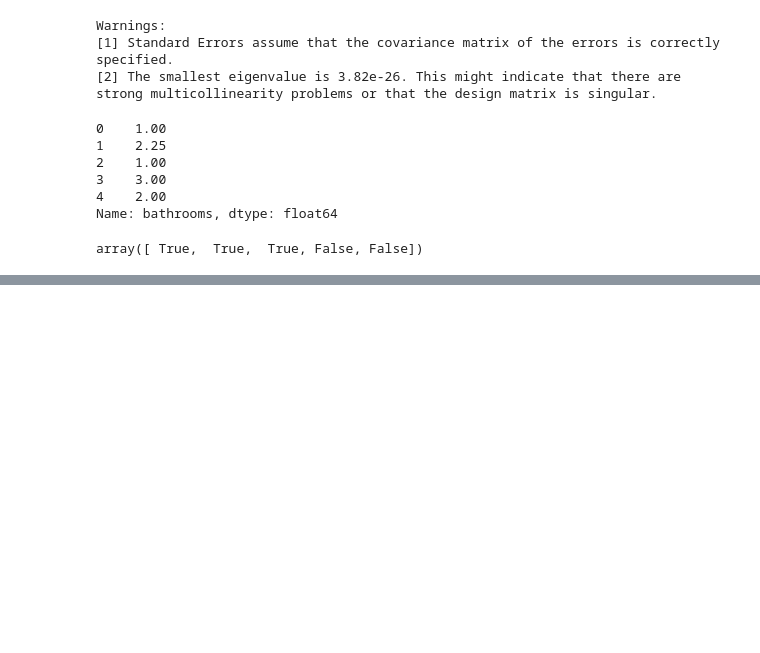
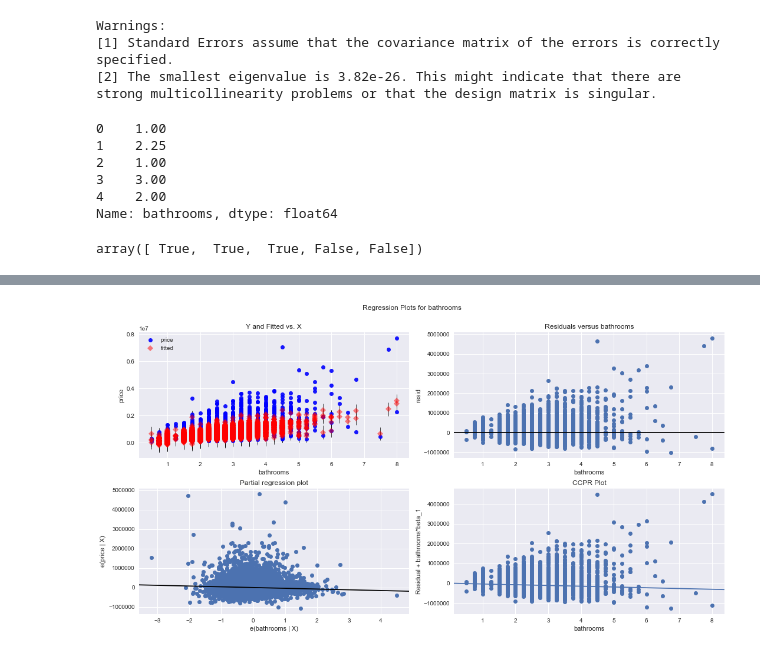
Before and after one commit to matt8955/Mod-1-project, a Jupyter notebook: minna_student.ipynb, the cells around one changed output, grey strips where cells are left out. Cells and saved outputs as stored; diff of their text form; code cells hidden in the pictures; blank space fills up the shorter version.

Commit message:
created linear regression equations

```diff
--- a/minna_student.ipynb
+++ b/minna_student.ipynb
@@ -832,0 +835,9 @@ array([ True,  True,  True, False, False])
+# %%
+import pandas as pd
+import statsmodels.api as sm
+from statsmodels.formula.api import ols
+import matplotlib.pyplot as plt
+plt.style.use('seaborn')
+
+f = 'price ~ bathrooms + sqft_living + grade'
+model = ols(formula = f, data=df).fit()
@@ -832,0 +870,6 @@ array([ True,  True,  True, False, False])
+# %%
+fig = plt.figure(figsize=(15,8))
+fig = sm.graphics.plot_regress_exog(model, "bathrooms", fig=fig)
+plt.show()
+# %% [output]
+[figure, added]
```
Also changed, not shown: parts of 6 cells of this notebook, 1 other file.
